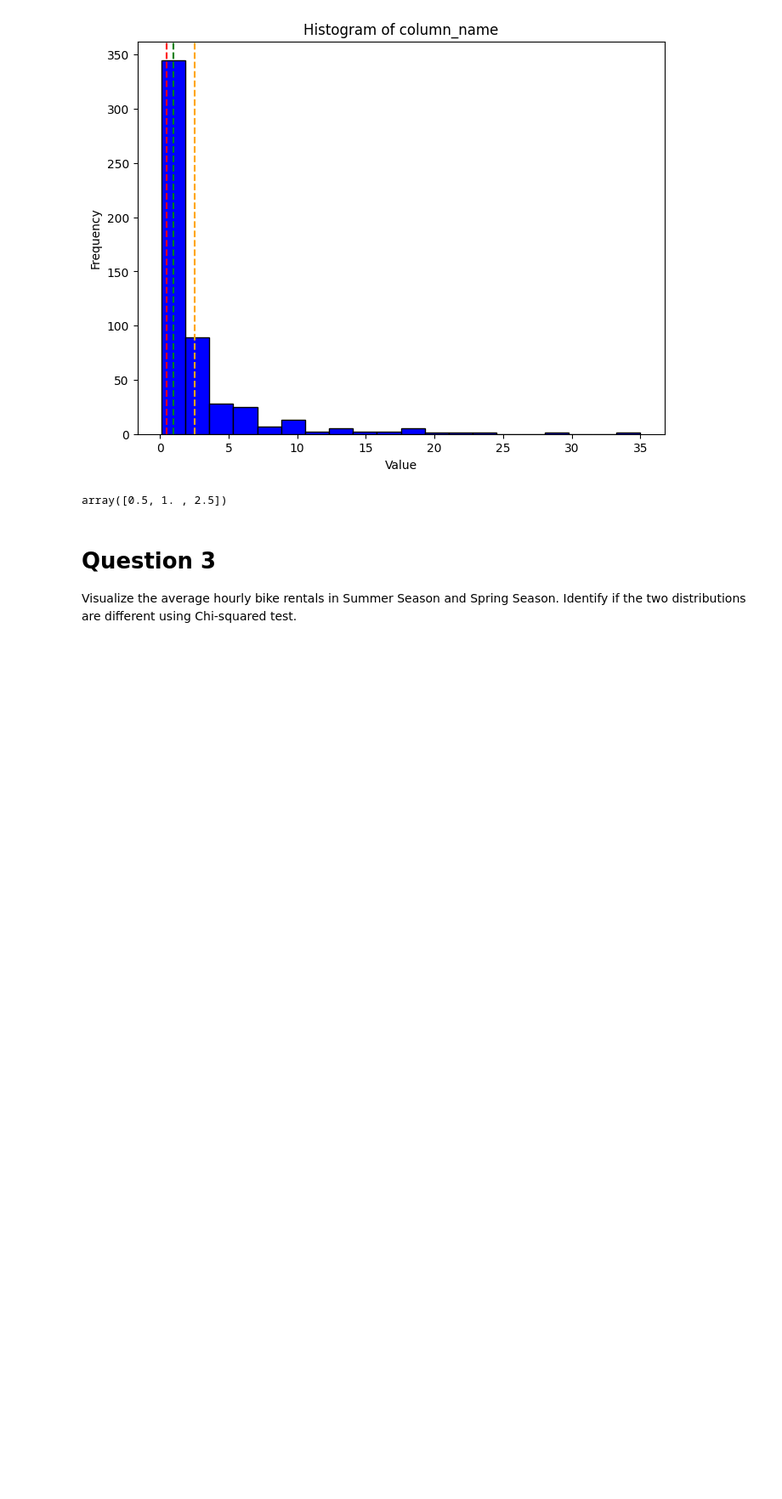
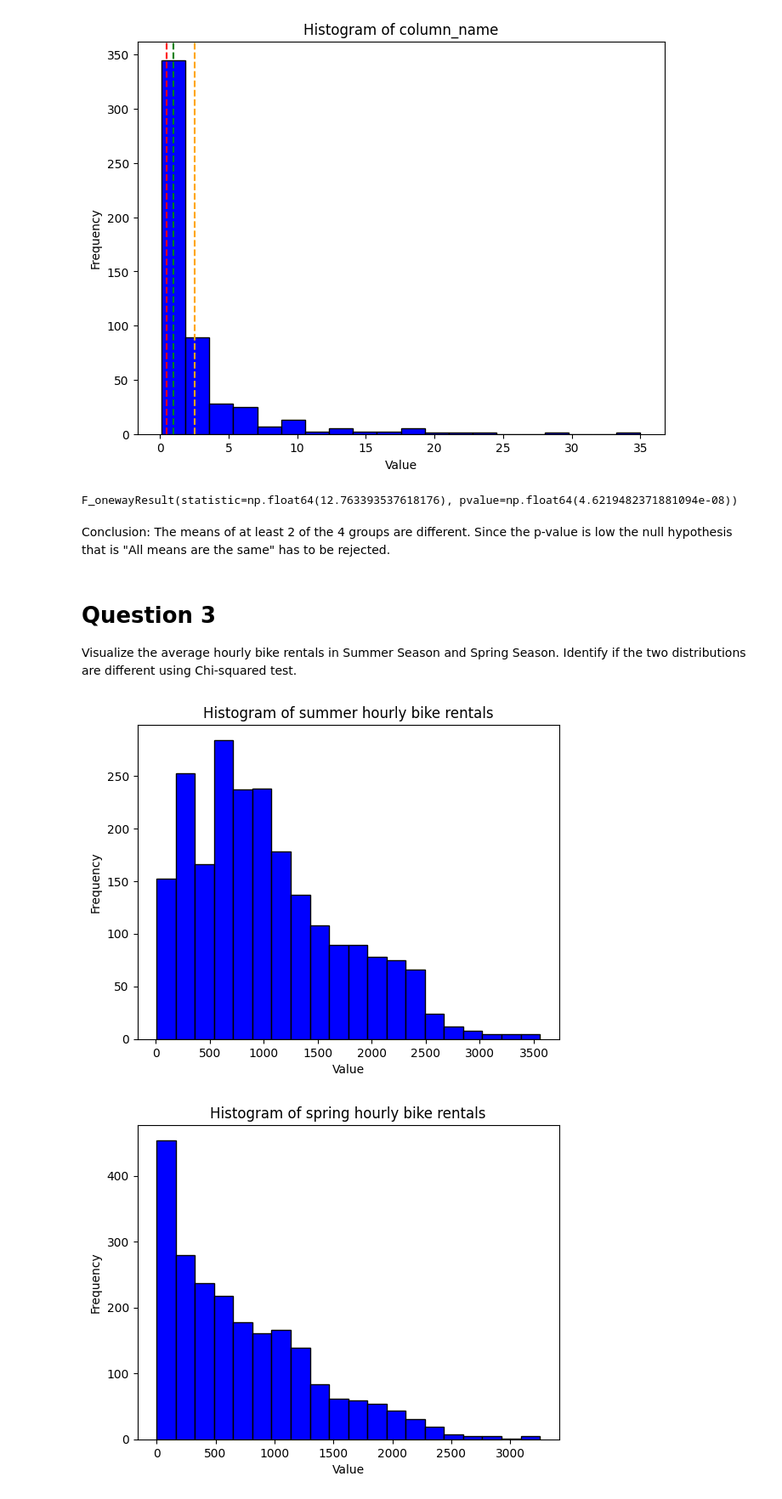
Before and after one commit to blackscreen-whitetext/AIDS, a Jupyter notebook: UMC301_Assignment_1a.ipynb, the cells around one changed output. Shown: that part at 85% size. Drawn from its saved outputs; the diff is of its cells as text; code cells hidden in the pictures; blank space fills up the shorter version.

```diff
--- a/UMC301_Assignment_1a.ipynb
+++ b/UMC301_Assignment_1a.ipynb
@@ -76,10 +76,33 @@ plt.ylabel('Frequency')
 plt.show()
 # %% [output]
 [figure]
-# %%
-quartiles
-# %% [output]
-array([0.5, 1. , 2.5])
+# %%
+Q1,Q2,Q3
+quar1 = (data_non_zero_rainfall.loc[data_non_zero_rainfall["Rainfall(mm)"] <= Q1, "Rented Bike Count"]).reset_index(drop=True).tolist()
+quar2 = (data_non_zero_rainfall.loc[(data_non_zero_rainfall["Rainfall(mm)"] > Q1) & (data_non_zero_rainfall["Rainfall(mm)"] <= Q2), "Rented Bike Count"]).reset_index(drop=True).tolist()
+quar3 = (data_non_zero_rainfall.loc[(data_non_zero_rainfall["Rainfall(mm)"] > Q2) & (data_non_zero_rainfall["Rainfall(mm)"] <= Q3), "Rented Bike Count"]).reset_index(drop=True).tolist()
+quar4 = (data_non_zero_rainfall.loc[data_non_zero_rainfall["Rainfall(mm)"] > Q3, "Rented Bike Count"]).reset_index(drop=True).tolist()
+stats.f_oneway(quar1, quar2, quar3, quar4)
+# %% [output]
+F_onewayResult(statistic=np.float64(12.763393537618176), pvalue=np.float64(4.6219482371881094e-08))
+# %% [markdown]
+Conclusion: The means of at least 2 of the 4 groups are different. Since the p-value is low the null hypothesis that is "All means are the same" has to be rejected.
 # %% [markdown]
 # Question 3
 Visualize the average hourly bike rentals in Summer Season and Spring Season. Identify if the two distributions are different using Chi-squared test.
+# %%
+data_summer = data[(data["Seasons"] == "Summer")]
+data_spring = data[(data["Seasons"] == "Spring")]
+plt.hist(data_summer["Rented Bike Count"], bins=20, color='blue', edgecolor='black')
+plt.title('Histogram of summer hourly bike rentals')
+plt.xlabel('Value')
+plt.ylabel('Frequency')
+plt.show()
+plt.hist(data_spring["Rented Bike Count"], bins=20, color='blue', edgecolor='black')
+plt.title('Histogram of spring hourly bike rentals')
+plt.xlabel('Value')
+plt.ylabel('Frequency')
+plt.show()
+# %% [output]
+[figure, added]
+[figure, added]
```
Also changed, not shown: parts of 3 cells of this notebook.
